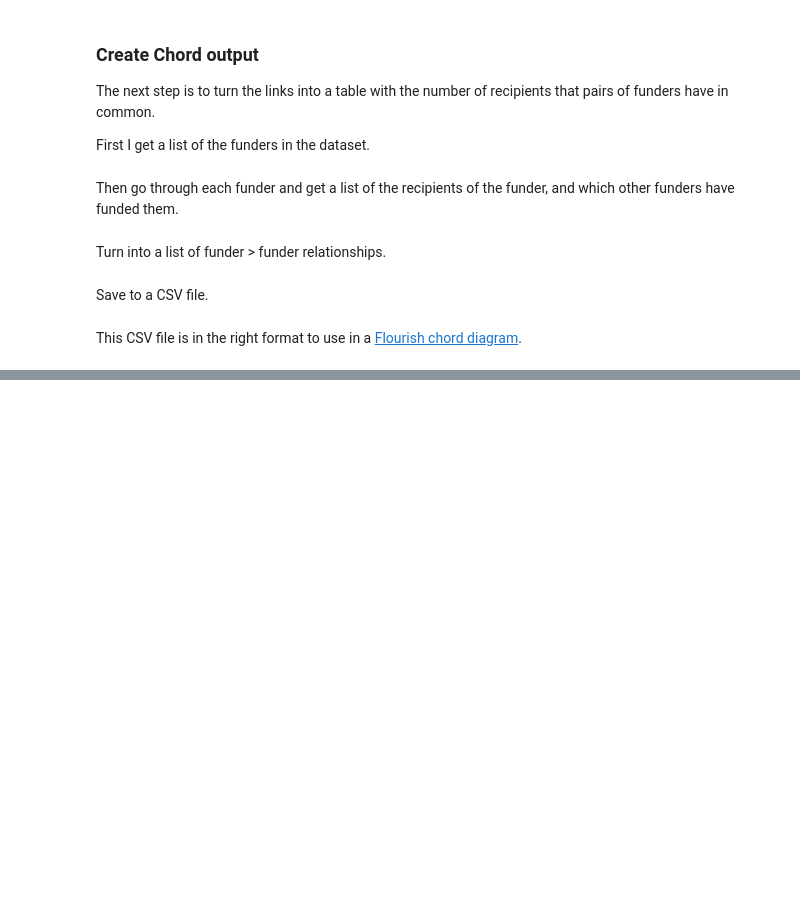
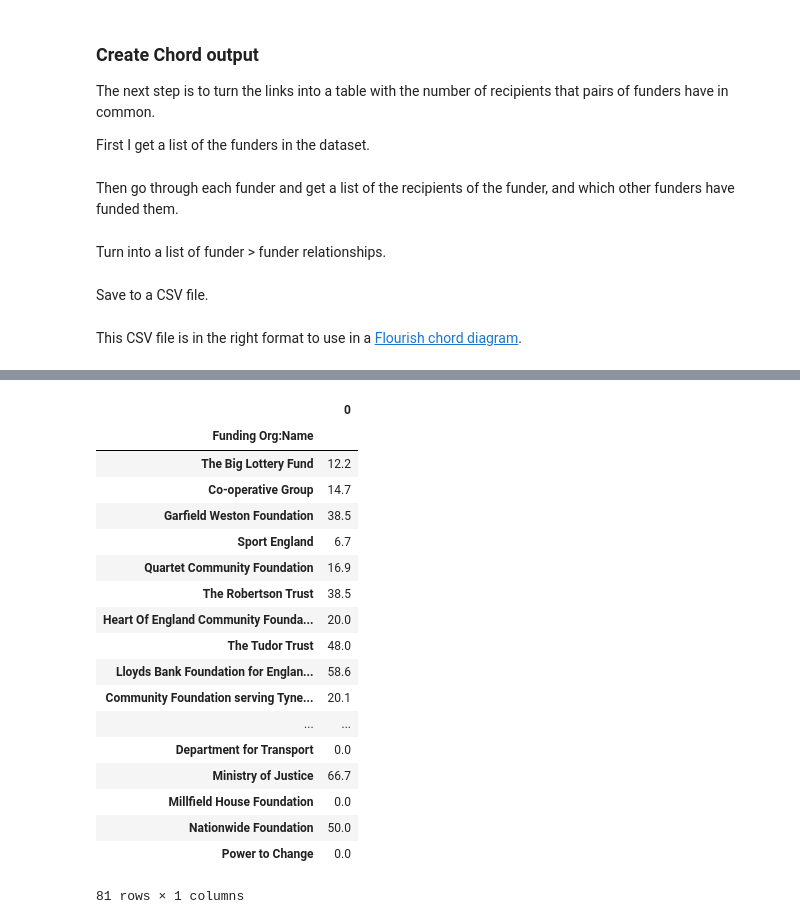
Before and after one commit to drkane/360g-network, a Jupyter notebook: prepare-chord-diagram.ipynb, the cells around one changed output, grey strips where cells are left out. Saved outputs shown, nothing was run; the diff lists cells and outputs as text; code cells hidden in the pictures; blank space fills up the shorter version.

```diff
--- a/prepare-chord-diagram.ipynb
+++ b/prepare-chord-diagram.ipynb
@@ -198,0 +238,29 @@ This CSV file is in the right format to use in a [Flourish chord diagram](https:
+# %%
+link_count = pd.crosstab(
+    funder_count['Funding Org:Name'],
+    funder_count['funder_count'],
+    margins=True
+).sort_values(
+    by='All', ascending=False
+).drop('All')
+pd.DataFrame((1-(link_count[1] / link_count['All'])).multiply(100).round(1))
+# %% [output]
+|  | 0 |
+| Funding Org:Name |  |
+| The Big Lottery Fund | 12.2 |
+| Co-operative Group | 14.7 |
+| Garfield Weston Foundation | 38.5 |
+| Sport England | 6.7 |
+| Quartet Community Foundation | 16.9 |
+| The Robertson Trust | 38.5 |
+| Heart Of England Community Founda... | 20.0 |
+| The Tudor Trust | 48.0 |
+| Lloyds Bank Foundation for Englan... | 58.6 |
+| Community Foundation serving Tyne... | 20.1 |
+| ... | ... |
+| Department for Transport | 0.0 |
+| Ministry of Justice | 66.7 |
+| Millfield House Foundation | 0.0 |
+| Nationwide Foundation | 50.0 |
+| Power to Change | 0.0 |
+81 rows × 1 columns
```
Also changed, not shown: parts of 6 cells of this notebook, 1 other file.
